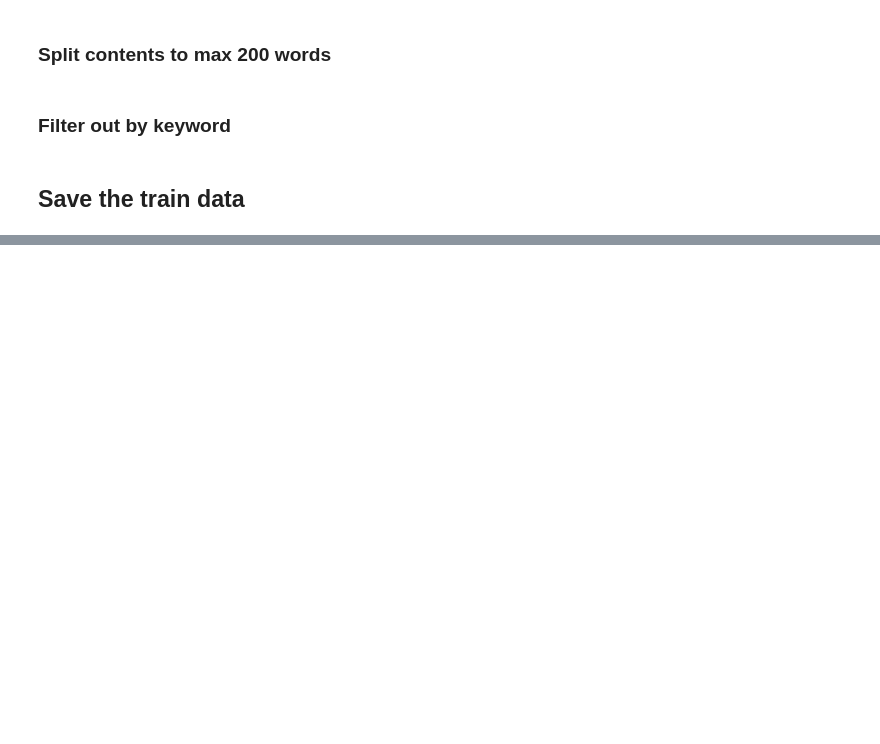
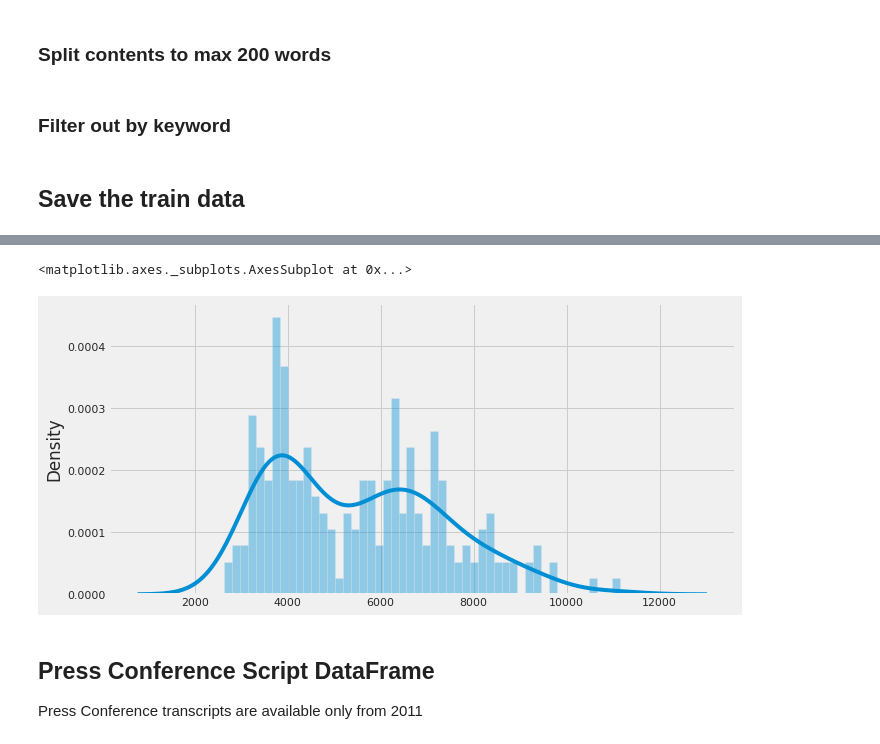
Before and after one commit to seanahmad/NLP-Federal-Reserve-Corpora, a Jupyter notebook: src/3_FOMC_Analysis_Preprocess_Text.ipynb, the cells around one changed output, grey strips where cells are left out. Cells and saved outputs as stored; diff of their text form; code cells hidden in the pictures; blank space fills up the shorter version.

```diff
--- a/src/3_FOMC_Analysis_Preprocess_Text.ipynb
+++ b/src/3_FOMC_Analysis_Preprocess_Text.ipynb
@@ -902,0 +1767,2 @@ save_data(text_keyword, 'text_keyword')
+# %%
+proc_minutes_df = remove_short_section(proc_minutes_df, min_words=50)
@@ -902,0 +1811,6 @@ save_data(text_keyword, 'text_keyword')
+# %%
+plt.figure(figsize=(10,5))
+sns.distplot(proc_minutes_df["word_count"].values, bins=50)
+# %% [output]
+<matplotlib.axes._subplots.AxesSubplot at 0x...>
+[figure, added]
@@ -902,0 +1822,3 @@ save_data(text_keyword, 'text_keyword')
+# %% [markdown]
+## Press Conference Script DataFrame
+Press Conference transcripts are available only from 2011
```
Also changed, not shown: parts of 134 cells of this notebook, 32 other files.
